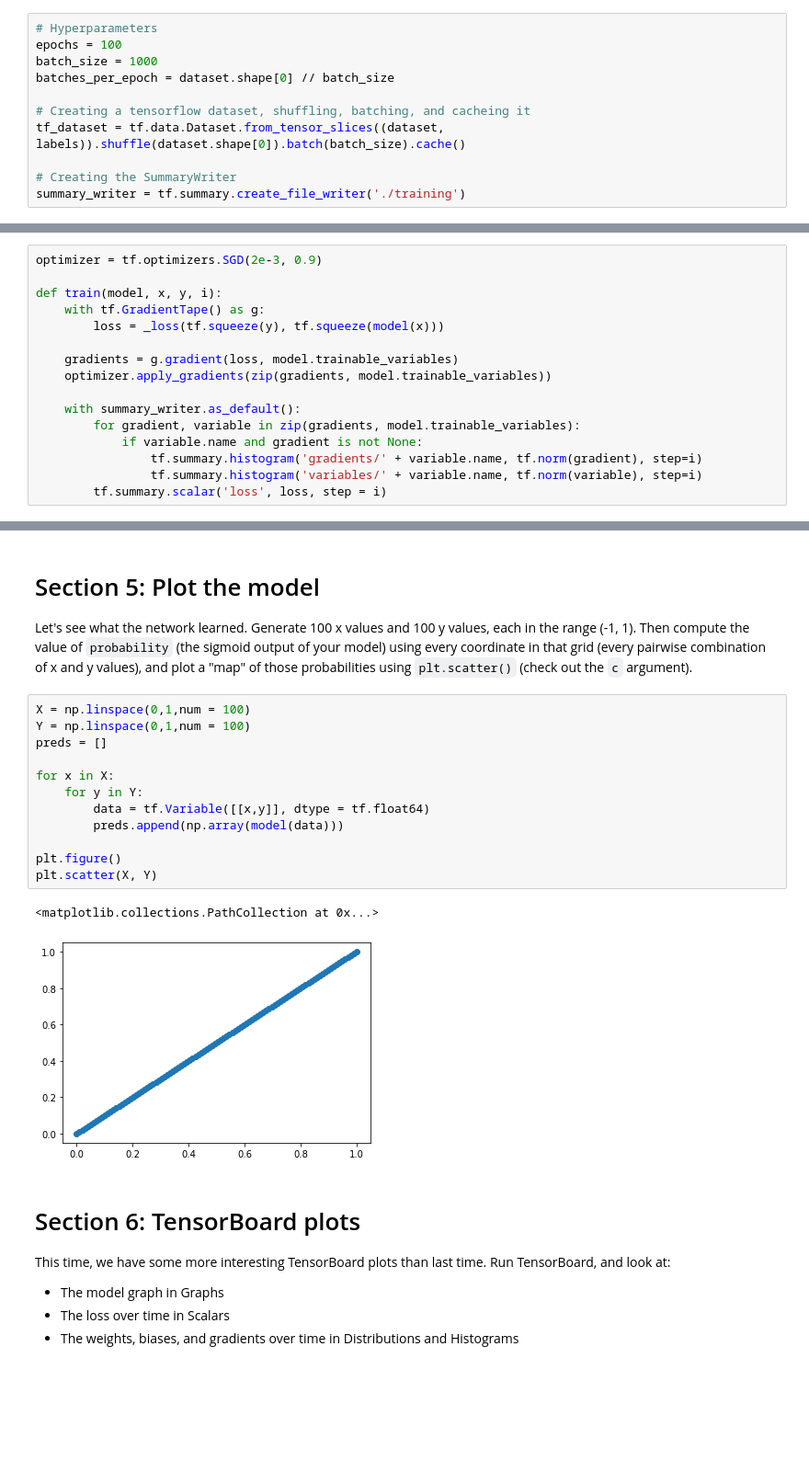
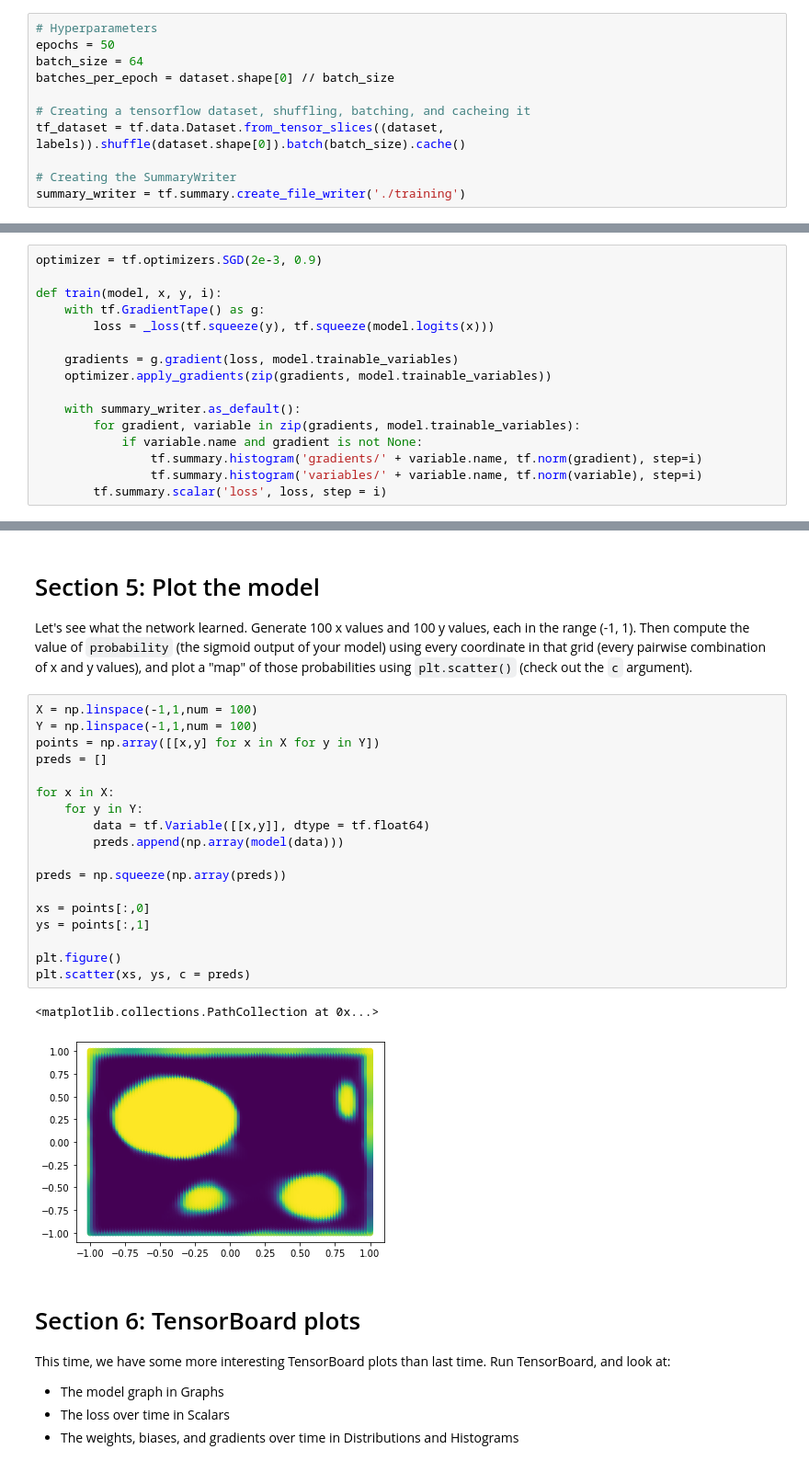
Before and after one commit to pramohan/caltech-cs11-tensorflow, a Jupyter notebook: labs/lab_3_dense_nets/lab_3.ipynb, the cells around one changed output, grey strips where cells are left out. Shown: that part at 92% size. Saved outputs shown, nothing was run; the diff lists cells and outputs as text; blank space fills up the shorter version.

```diff
--- a/labs/lab_3_dense_nets/lab_3.ipynb
+++ b/labs/lab_3_dense_nets/lab_3.ipynb
@@ -63,8 +63,8 @@ Set up a `tf.data.Dataset` and a `tf.summary.SummaryWriter`.
 This time, there's no test set, just a single dataset. You may want to use the `repeat` method on the dataset for the number of desired epochs. If so, call it after caching so as not to store redundant data.
 # %%
 # Hyperparameters
-epochs = 100
-batch_size = 1000
+epochs = 50
+batch_size = 64
 batches_per_epoch = dataset.shape[0] // batch_size
 
 # Creating a tensorflow dataset, shuffling, batching, and cacheing it
@@ -192,7 +192,7 @@ optimizer = tf.optimizers.SGD(2e-3, 0.9)
 
 def train(model, x, y, i):
     with tf.GradientTape() as g:
-        loss = _loss(tf.squeeze(y), tf.squeeze(model(x)))
+        loss = _loss(tf.squeeze(y), tf.squeeze(model.logits(x)))
 
     gradients = g.gradient(loss, model.trainable_variables)
     optimizer.apply_gradients(zip(gradients, model.trainable_variables))
@@ -236,20 +236,26 @@ Let's see what the network learned.
 Generate 100 x values and 100 y values, each in the range (-1, 1).
 Then compute the value of `probability` (the sigmoid output of your model) using every coordinate in that grid (every pairwise combination of x and y values), and plot a "map" of those probabilities using `plt.scatter()` (check out the `c` argument).
 # %%
-X = np.linspace(0,1,num = 100)
-Y = np.linspace(0,1,num = 100)
+X = np.linspace(-1,1,num = 100)
+Y = np.linspace(-1,1,num = 100)
+points = np.array([[x,y] for x in X for y in Y])
 preds = []
 
 for x in X:
     for y in Y:
         data = tf.Variable([[x,y]], dtype = tf.float64)
         preds.append(np.array(model(data)))
 
+preds = np.squeeze(np.array(preds))
+
+xs = points[:,0]
+ys = points[:,1]
+
 plt.figure()
-plt.scatter(X, Y)
+plt.scatter(xs, ys, c = preds)
 # %% [output]
 <matplotlib.collections.PathCollection at 0x...>
-[figure, old version]
+[figure, new version]
 # %% [markdown]
 # Section 6: TensorBoard plots
 This time, we have some more interesting TensorBoard plots than last time.
```
Also changed, not shown: parts of 4 cells of this notebook, 19 other files.
